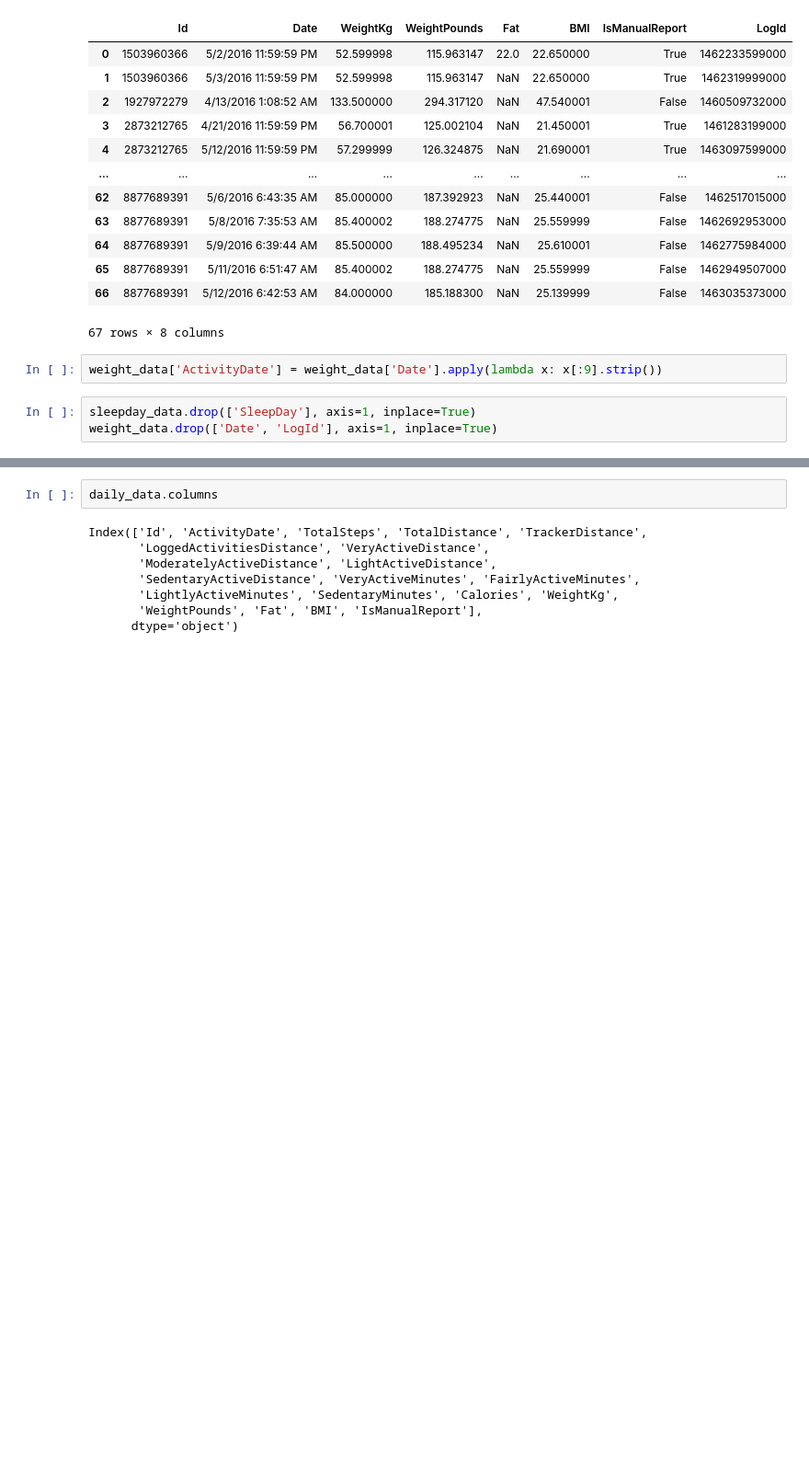
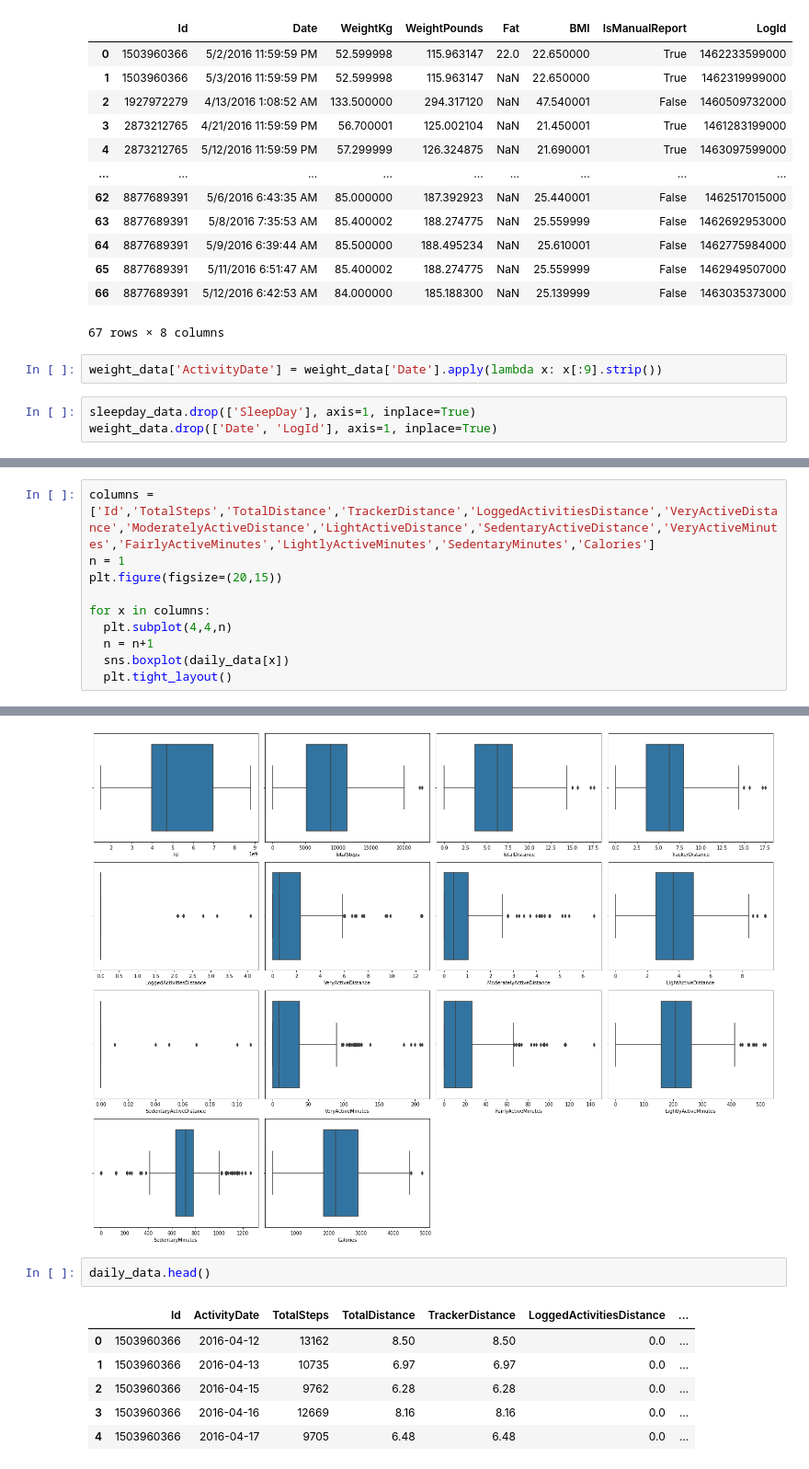
Before and after one commit to shikhar23091999/Bellabeat-Case-Study, a Jupyter notebook: Bellabeat_Case_Study.ipynb, the cells around one changed output, grey strips where cells are left out. Shown at 92% size. Drawn from its saved outputs; the diff is of its cells as text; blank space fills up the shorter version.

```diff
--- a/Bellabeat_Case_Study.ipynb
+++ b/Bellabeat_Case_Study.ipynb
@@ -135,0 +170,11 @@ daily_data
+# %%
+columns = ['Id','TotalSteps','TotalDistance','TrackerDistance','LoggedActivitiesDistance','VeryActiveDistance','ModeratelyActiveDistance','LightActiveDistance','SedentaryActiveDistance','VeryActiveMinutes','FairlyActiveMinutes','LightlyActiveMinutes','SedentaryMinutes','Calories']
+n = 1
+plt.figure(figsize=(20,15))
+
+for x in columns:
+  plt.subplot(4,4,n)
+  n = n+1
+  sns.boxplot(daily_data[x])
+  plt.tight_layout()
+# %% [output]
@@ -136,10 +198,10 @@ daily_data
+[figure, added]
 # %%
-daily_data.columns
+daily_data.head()
 # %% [output]
-Index(['Id', 'ActivityDate', 'TotalSteps', 'TotalDistance', 'TrackerDistance',
-       'LoggedActivitiesDistance', 'VeryActiveDistance',
-       'ModeratelyActiveDistance', 'LightActiveDistance',
-       'SedentaryActiveDistance', 'VeryActiveMinutes', 'FairlyActiveMinutes',
-       'LightlyActiveMinutes', 'SedentaryMinutes', 'Calories', 'WeightKg',
-       'WeightPounds', 'Fat', 'BMI', 'IsManualReport'],
-      dtype='object')
+|  | Id | ActivityDate | TotalSteps | TotalDistance | TrackerDistance | LoggedActivitiesDistance | ... |
+| 0 | 1503960366 | 2016-04-12 | 13162 | 8.50 | 8.50 | 0.0 | ... |
+| 1 | 1503960366 | 2016-04-13 | 10735 | 6.97 | 6.97 | 0.0 | ... |
+| 2 | 1503960366 | 2016-04-15 | 9762 | 6.28 | 6.28 | 0.0 | ... |
+| 3 | 1503960366 | 2016-04-16 | 12669 | 8.16 | 8.16 | 0.0 | ... |
+| 4 | 1503960366 | 2016-04-17 | 9705 | 6.48 | 6.48 | 0.0 | ... |
```
Also changed, not shown: parts of 24 cells of this notebook.
